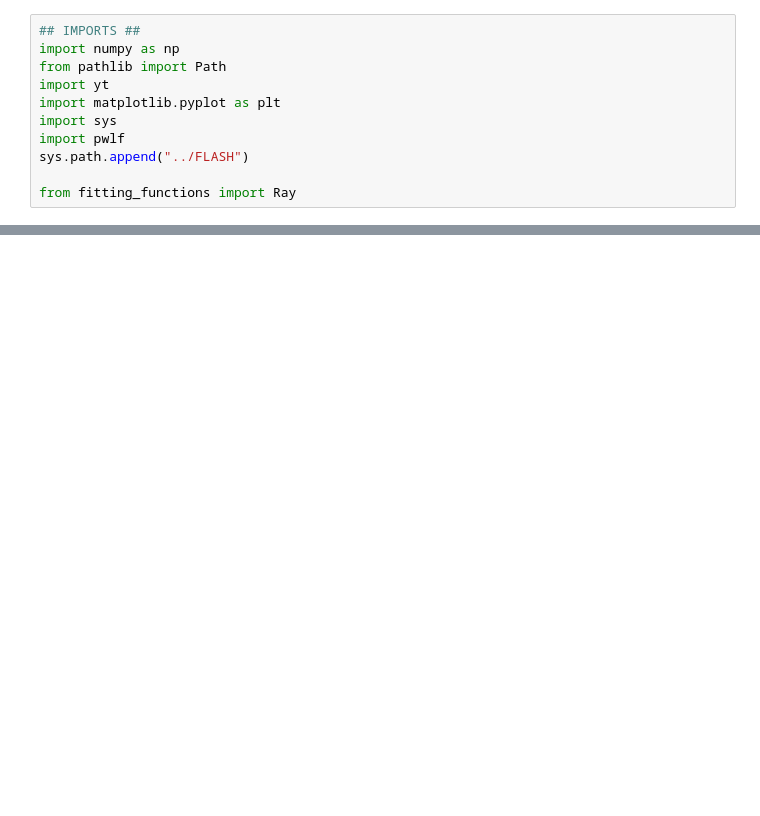
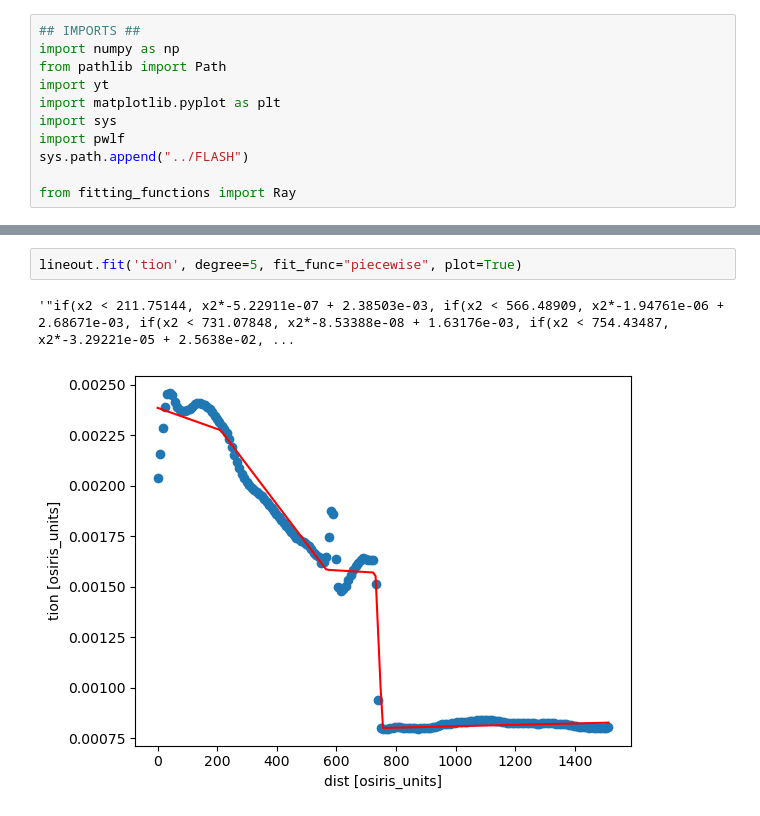
Before and after one commit to Schaeffer-Lab/MagShockZ, a Jupyter notebook: FLASH_OSIRIS_interface/simplified_magshockz.ipynb, the cells around one changed output, grey strips where cells are left out. Saved outputs shown, nothing was run; the diff lists cells and outputs as text; blank space fills up the shorter version.

```diff
--- a/FLASH_OSIRIS_interface/simplified_magshockz.ipynb
+++ b/FLASH_OSIRIS_interface/simplified_magshockz.ipynb
@@ -60,0 +67,5 @@ UnboundLocalError: cannot access local variable 'values' where it is not associa
+# %%
+lineout.fit('tion', degree=5, fit_func="piecewise", plot=True)
+# %% [output]
+'"if(x2 < 211.75144, x2*-5.22911e-07 + 2.38503e-03, if(x2 < 566.48909, x2*-1.94761e-06 + 2.68671e-03, if(x2 < 731.07848, x2*-8.53388e-08 + 1.63176e-03, if(x2 < 754.43487, x2*-3.29221e-05 + 2.5638e-02, ...
+[figure, added]
```
Also changed, not shown: parts of 8 cells of this notebook, 2 other files.
